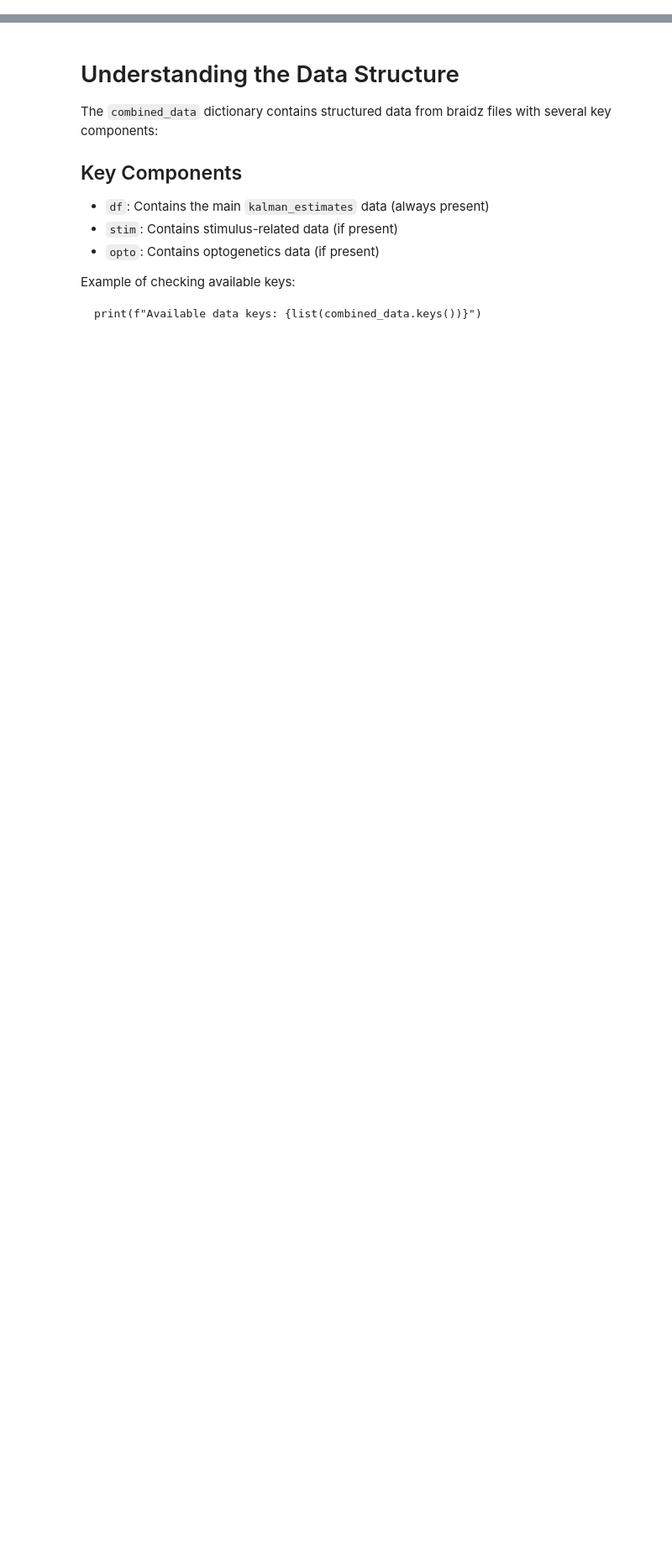
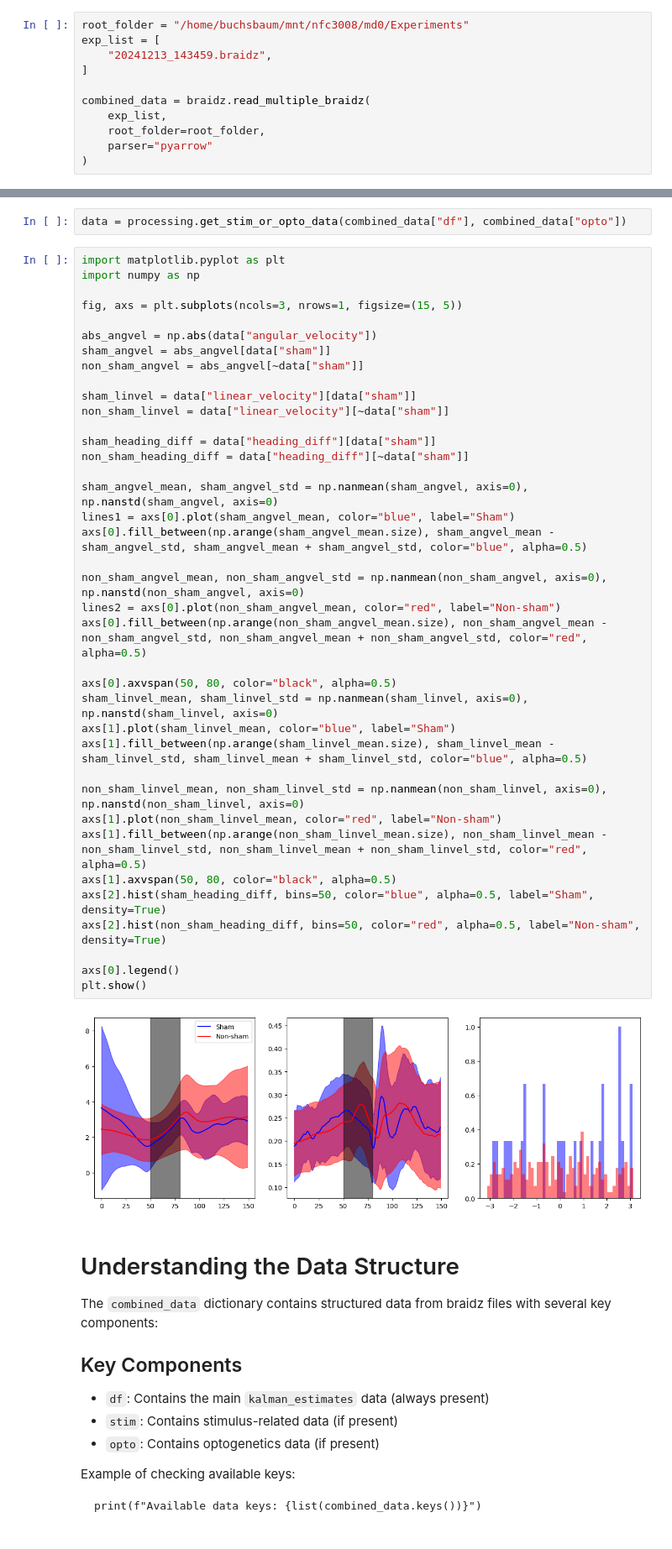
Before and after one commit to elhananby/braidz_analysis, a Jupyter notebook: notebooks/read_braidz_exmaple.ipynb, the cells around one changed output, grey strips where cells are left out. Shown: that part at 84% size. Cells and saved outputs as stored; diff of their text form; blank space fills up the shorter version.

Commit message:
add angle calculation and velocity analysis functions; update dependencies

```diff
--- a/notebooks/read_braidz_exmaple.ipynb
+++ b/notebooks/read_braidz_exmaple.ipynb
@@ -38,0 +13,11 @@ Time to read multiple files using pyarrow: 28.870835065841675
+# %%
+root_folder = "/home/buchsbaum/mnt/nfc3008/md0/Experiments"
+exp_list = [
+    "20241213_143459.braidz",
+]
+
+combined_data = braidz.read_multiple_braidz(
+    exp_list,
+    root_folder=root_folder,
+    parser="pyarrow"
+)
@@ -39,3 +34,45 @@ Time to read multiple files using pyarrow: 28.870835065841675
+# %%
+data = processing.get_stim_or_opto_data(combined_data["df"], combined_data["opto"])
+# %%
+import matplotlib.pyplot as plt
+import numpy as np
+
+fig, axs = plt.subplots(ncols=3, nrows=1, figsize=(15, 5))
+
+abs_angvel = np.abs(data["angular_velocity"])
+sham_angvel = abs_angvel[data["sham"]]
+non_sham_angvel = abs_angvel[~data["sham"]]
+
+sham_linvel = data["linear_velocity"][data["sham"]]
+non_sham_linvel = data["linear_velocity"][~data["sham"]]
+
+sham_heading_diff = data["heading_diff"][data["sham"]]
+non_sham_heading_diff = data["heading_diff"][~data["sham"]]
+
+sham_angvel_mean, sham_angvel_std = np.nanmean(sham_angvel, axis=0), np.nanstd(sham_angvel, axis=0)
+lines1 = axs[0].plot(sham_angvel_mean, color="blue", label="Sham")
+axs[0].fill_between(np.arange(sham_angvel_mean.size), sham_angvel_mean - sham_angvel_std, sham_angvel_mean + sham_angvel_std, color="blue", alpha=0.5)
+
+non_sham_angvel_mean, non_sham_angvel_std = np.nanmean(non_sham_angvel, axis=0), np.nanstd(non_sham_angvel, axis=0)
+lines2 = axs[0].plot(non_sham_angvel_mean, color="red", label="Non-sham")
+axs[0].fill_between(np.arange(non_sham_angvel_mean.size), non_sham_angvel_mean - non_sham_angvel_std, non_sham_angvel_mean + non_sham_angvel_std, color="red", alpha=0.5)
+
+axs[0].axvspan(50, 80, color="black", alpha=0.5)
+sham_linvel_mean, sham_linvel_std = np.nanmean(sham_linvel, axis=0), np.nanstd(sham_linvel, axis=0)
+axs[1].plot(sham_linvel_mean, color="blue", label="Sham")
+axs[1].fill_between(np.arange(sham_linvel_mean.size), sham_linvel_mean - sham_linvel_std, sham_linvel_mean + sham_linvel_std, color="blue", alpha=0.5)
+
+non_sham_linvel_mean, non_sham_linvel_std = np.nanmean(non_sham_linvel, axis=0), np.nanstd(non_sham_linvel, axis=0)
+axs[1].plot(non_sham_linvel_mean, color="red", label="Non-sham")
+axs[1].fill_between(np.arange(non_sham_linvel_mean.size), non_sham_linvel_mean - non_sham_linvel_std, non_sham_linvel_mean + non_sham_linvel_std, color="red", alpha=0.5)
+axs[1].axvspan(50, 80, color="black", alpha=0.5)
+axs[2].hist(sham_heading_diff, bins=50, color="blue", alpha=0.5, label="Sham", density=True)
+axs[2].hist(non_sham_heading_diff, bins=50, color="red", alpha=0.5, label="Non-sham", density=True)
+
+axs[0].legend()
+plt.show()
+# %% [output]
+[figure, added]
 # %% [markdown]
 # Understanding the Data Structure
 
```
Also changed, not shown: parts of 4 cells of this notebook, 6 other files.
